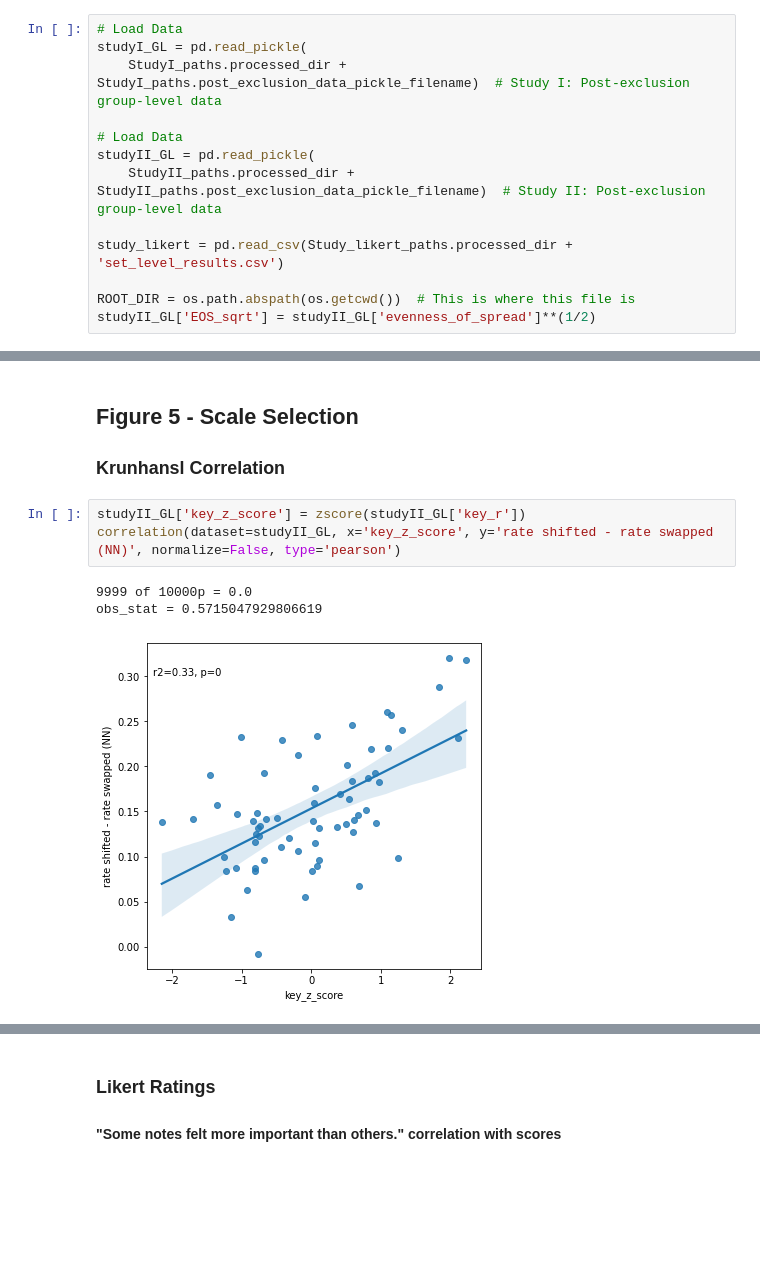
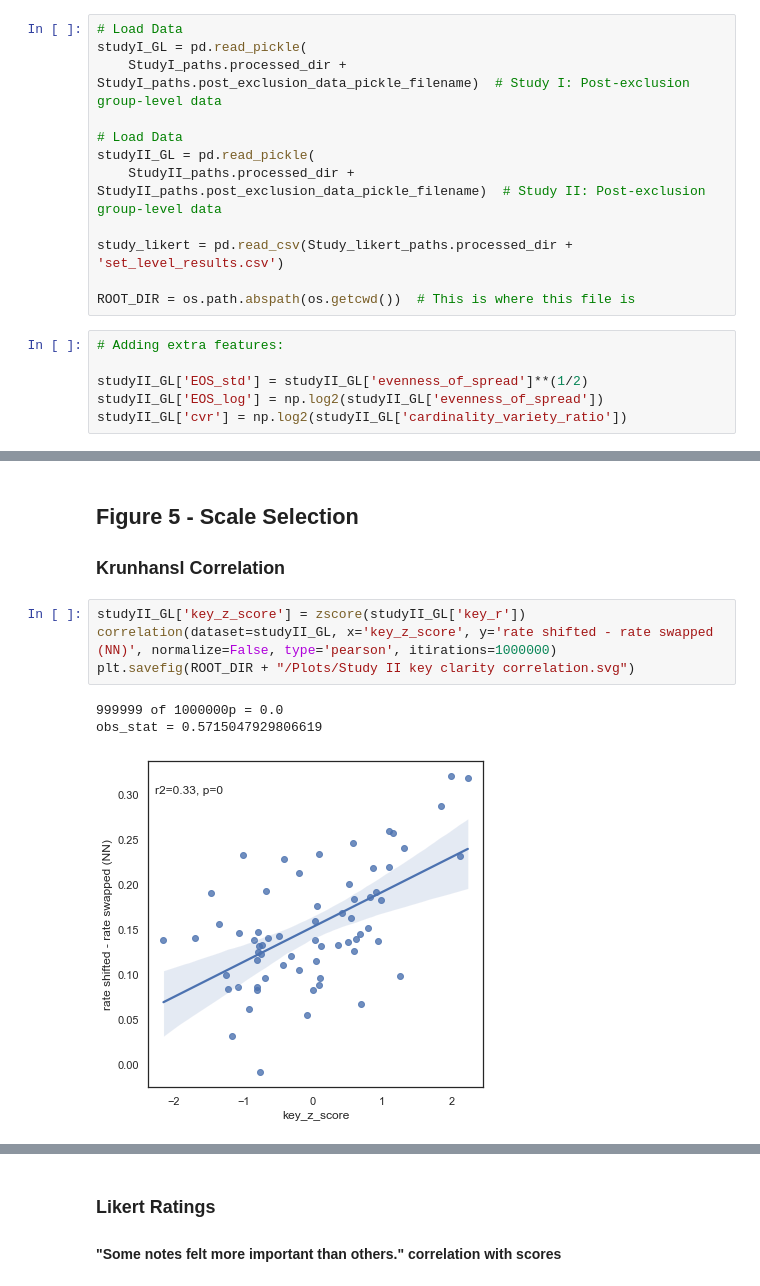
Before and after one commit to MichaelSel/Scale_paper, a Jupyter notebook: 3. Main Plotting.ipynb, the cells around one changed output, grey strips where cells are left out. Saved outputs shown, nothing was run; the diff lists cells and outputs as text; blank space fills up the shorter version.

```diff
--- a/3. Main Plotting.ipynb
+++ b/3. Main Plotting.ipynb
@@ -25,7 +29,12 @@ studyII_GL = pd.read_pickle(
 study_likert = pd.read_csv(Study_likert_paths.processed_dir + 'set_level_results.csv')
 
 ROOT_DIR = os.path.abspath(os.getcwd())  # This is where this file is
-studyII_GL['EOS_sqrt'] = studyII_GL['evenness_of_spread']**(1/2)
+# %%
+# Adding extra features:
+
+studyII_GL['EOS_std'] = studyII_GL['evenness_of_spread']**(1/2)
+studyII_GL['EOS_log'] = np.log2(studyII_GL['evenness_of_spread'])
+studyII_GL['cvr'] = np.log2(studyII_GL['cardinality_variety_ratio'])
 # %% [markdown]
 ## Figure 1 - Study I - Rate of shifted and swapped across all melody lengths (ignoring neithers)
 # %%
@@ -80,9 +89,10 @@ plt.savefig(ROOT_DIR + "/Plots/Study I vs. Study II best and worst.svg")
 ### Krunhansl Correlation
 # %%
 studyII_GL['key_z_score'] = zscore(studyII_GL['key_r'])
-correlation(dataset=studyII_GL, x='key_z_score', y='rate shifted - rate swapped (NN)', normalize=False, type='pearson')
+correlation(dataset=studyII_GL, x='key_z_score', y='rate shifted - rate swapped (NN)', normalize=False, type='pearson', itirations=1000000)
+plt.savefig(ROOT_DIR + "/Plots/Study II key clarity correlation.svg")
 # %% [output]
-9999 of 10000p = 0.0
+999999 of 1000000p = 0.0
 obs_stat = 0.5715047929806619
-[figure, old version]
+[figure, new version]
 # %%
```
Also changed, not shown: parts of 8 cells of this notebook, 3 other files.
